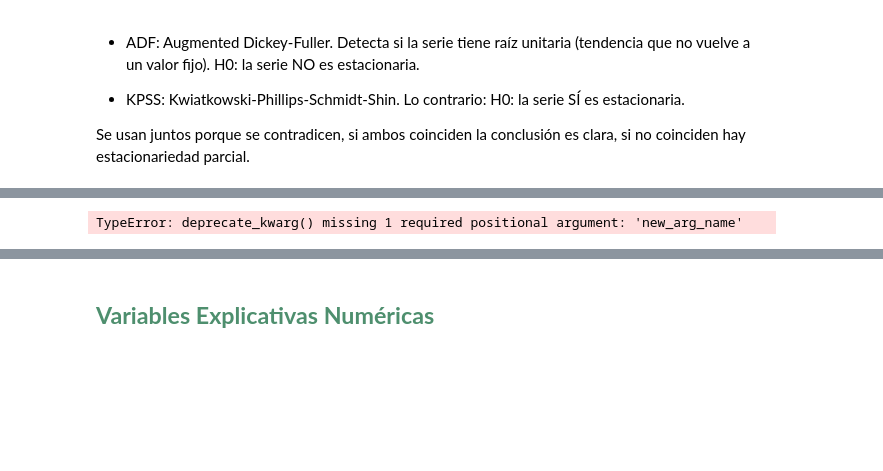
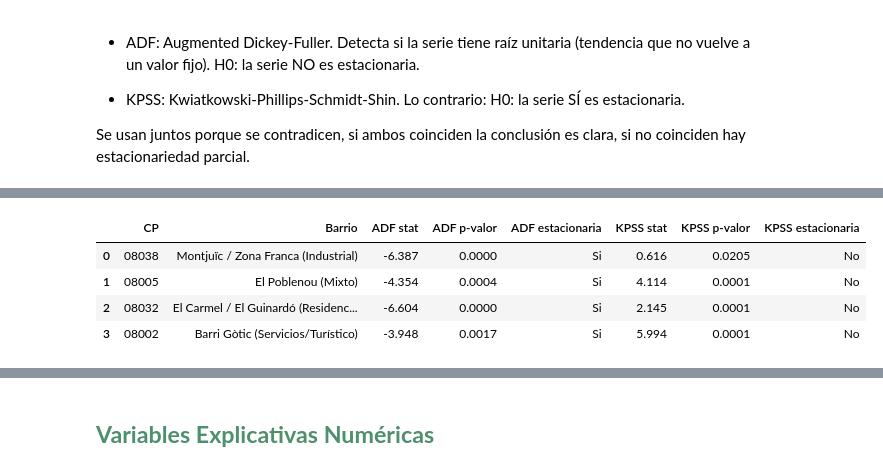
Before and after one commit to sebasposcor-del/TFM, a Jupyter notebook: notebooks/01_eda_electricityBCN.ipynb, the cells around one changed output, grey strips where cells are left out. Cells and saved outputs as stored; diff of their text form; code cells hidden in the pictures; blank space fills up the shorter version.

```diff
--- a/notebooks/01_eda_electricityBCN.ipynb
+++ b/notebooks/01_eda_electricityBCN.ipynb
@@ -1446,30 +1467,34 @@ Se usan juntos porque se contradicen, si ambos coinciden la conclusión es clara
 # %%
-from statsmodels.tsa.stattools import adfuller, kpss
+from arch.unitroot import ADF, KPSS
+import pandas as pd
 
 resultados = []
 
 for cp, nombre in CPS.items():
     serie = (
         df.filter(pl.col("cod_postal") == cp)
         .sort("datetime")["mwh_total"]
         .to_numpy()
     )
 
-    adf_stat, adf_p, _, _, _, _ = adfuller(serie, autolag="AIC")
-    kpss_stat, kpss_p, _, _ = kpss(serie, regression="c", nlags="auto")
+    adf   = ADF(serie, method="aic")
+    kpss_ = KPSS(serie)
 
     resultados.append({
         "CP": cp,
         "Barrio": nombre,
-        "ADF stat": round(adf_stat, 3),
-        "ADF p-valor": round(adf_p, 4),
-        "ADF estacionaria": "✅ Sí" if adf_p < 0.05 else "❌ No",
-        "KPSS stat": round(kpss_stat, 3),
-        "KPSS p-valor": round(kpss_p, 4),
-        "KPSS estacionaria": "✅ Sí" if kpss_p > 0.05 else "❌ No",
+        "ADF stat": round(adf.stat, 3),
+        "ADF p-valor": round(adf.pvalue, 4),
+        "ADF estacionaria": "Si" if adf.pvalue < 0.05 else "No",
+        "KPSS stat": round(kpss_.stat, 3),
+        "KPSS p-valor": round(kpss_.pvalue, 4),
+        "KPSS estacionaria": "Si" if kpss_.pvalue > 0.05 else "No",
     })
 
-import pandas as pd
 pd.DataFrame(resultados)
 # %% [output]
-TypeError: deprecate_kwarg() missing 1 required positional argument: 'new_arg_name'
+|  | CP | Barrio | ADF stat | ADF p-valor | ADF estacionaria | KPSS stat | KPSS p-valor | KPSS estacionaria |
+| 0 | 08038 | Montjuïc / Zona Franca (Industrial) | -6.387 | 0.0000 | Si | 0.616 | 0.0205 | No |
+| 1 | 08005 | El Poblenou (Mixto) | -4.354 | 0.0004 | Si | 4.114 | 0.0001 | No |
+| 2 | 08032 | El Carmel / El Guinardó (Residenc... | -6.604 | 0.0000 | Si | 2.145 | 0.0001 | No |
+| 3 | 08002 | Barri Gòtic (Servicios/Turístico) | -3.948 | 0.0017 | Si | 5.994 | 0.0001 | No |
```
Also changed, not shown: parts of 16 cells of this notebook.
